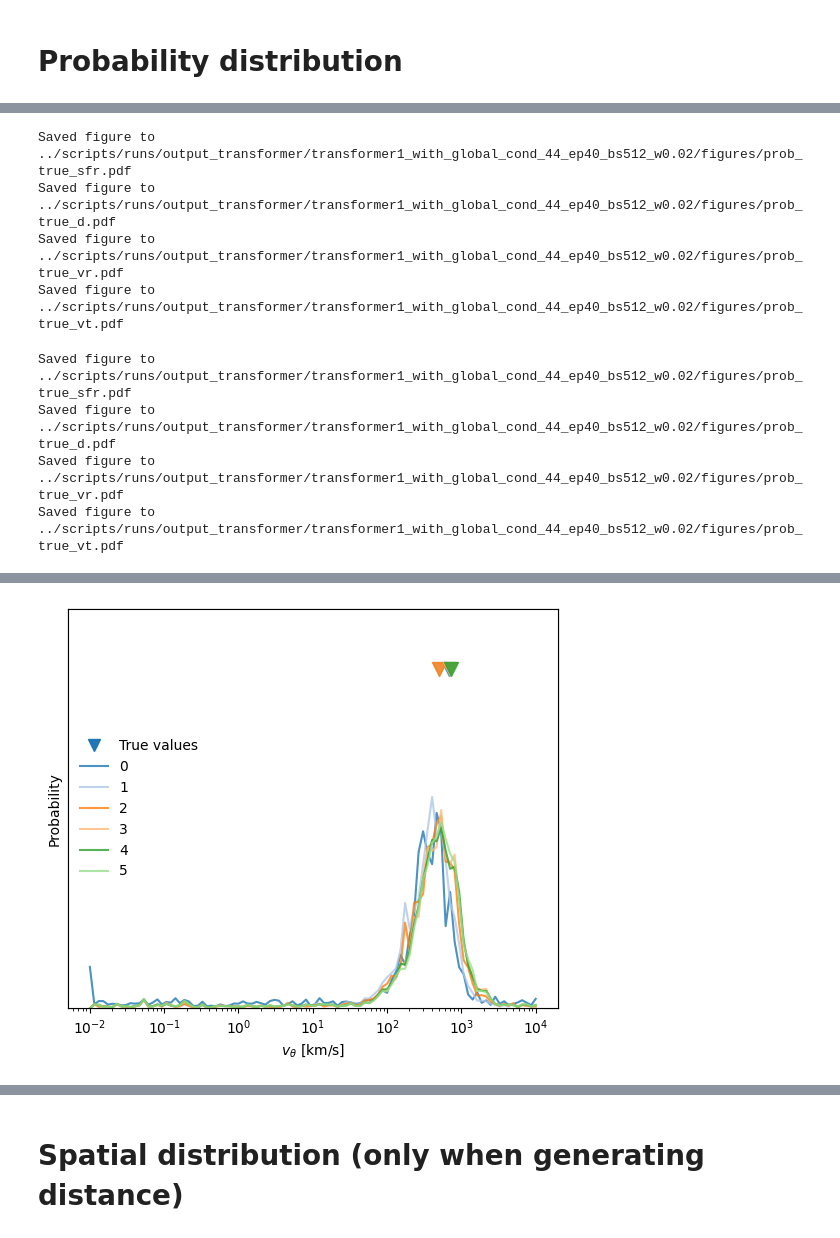
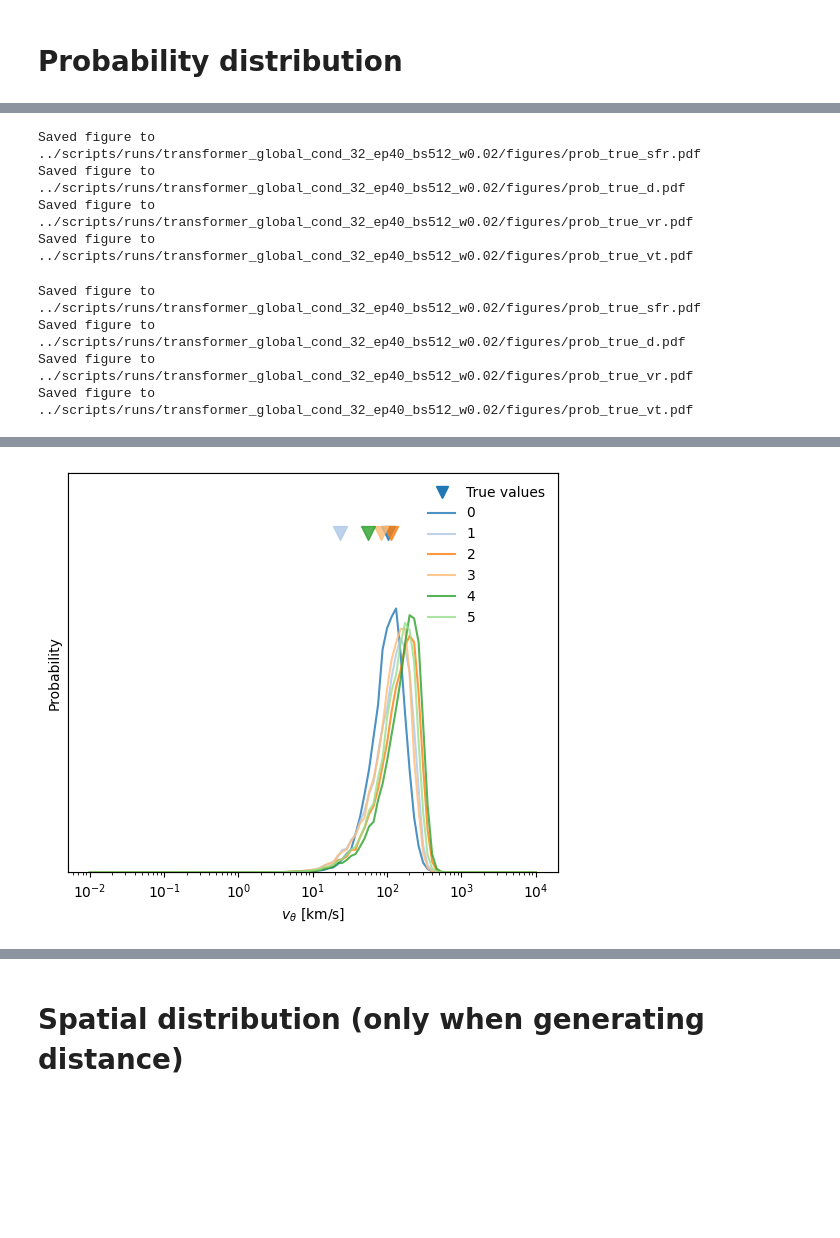
Before and after one commit to knmoriwaki/cosmoglint, a Jupyter notebook: notebooks/check_global_cond.ipynb, the cells around one changed output, grey strips where cells are left out. Saved outputs shown, nothing was run; the diff lists cells and outputs as text; code cells hidden in the pictures; blank space fills up the shorter version.

```diff
--- a/notebooks/check_global_cond.ipynb
+++ b/notebooks/check_global_cond.ipynb
@@ -121,14 +132,14 @@ plt.ylabel("Loss")
 plt.legend(frameon=False)
 
 plt.figure()
-dx = min(int(len(x)/10), 10000)
+dx = min(int(len(x)/10), 1000)
 plt.xlabel("Epoch")
 plt.yscale("log")
 ymin = 0
 plt.ylabel(r"${\rm Loss} - %.2f$"%(ymin))
 
-plot_running_mean(x, loss[:,1], dx, show_diff=True, label="train", ymin=ymin)
-plot_running_mean(x, loss[:,2], dx, show_diff=True, label="validation", ymin=ymin)
+plot_binned_mean(x, loss[:,1], dx, show_diff=True, label="train", ymin=ymin)
+plot_binned_mean(x, loss[:,2], dx, show_diff=True, label="validation", ymin=ymin)
 #plt.grid()
 plt.legend(frameon=False)
 
@@ -436,7 +459,7 @@ def compute_contour_levels(grid_data, sigma_levels=[0.9545, 0.6827, 0.383]): #[0
 plt.figure(figsize=(3*max_length_to_show, 3*opt.num_features_in))
 plt.subplots_adjust(wspace=0.2, hspace=0.3)
 
-target_x = [1e11, 1e12, 1e13, 1e14]
+target_x = [1e1, 1e2, 1e3, 1e4]
 tick_x = normalize( np.array(target_x), opt.input_features[0], opt.norm_param_dict )
 
 for iparam in range(opt.num_features_in):
@@ -935,14 +958,23 @@ torch.backends.cudnn.deterministic = True
 torch.backends.cudnn.benchmark = False
 
 x_test_physical_unit = 12.00
-x_test = np.array([10**x_test_physical_unit] * 10)
+x_test = np.array([10**(x_test_physical_unit-10)] * 10)
 x_test = normalize(x_test, opt.input_features[0], opt.norm_param_dict)
 x_test = torch.tensor(x_test, dtype=torch.float32).to(device)
 global_cond = global_params[:len(x_test)]
 
-generated_test, prob = model.generate(x_test, global_cond=global_cond, prob_threshold=1e-5) #max_ids=max_ids)
+generated_test, prob = model.generate(
+    x_test,
+    global_cond=global_cond,
+    prob_threshold=1e-5
+) #max_ids=max_ids)
+
 generated_test = generated_test.detach().cpu().numpy()
 prob = prob.detach().cpu().numpy()
+
+if opt.use_flat_representation:
+    generated_test = generated_test.reshape(len(generated_test), -1, opt.num_features_in)
+    prob = prob.reshape(len(prob), -1, opt.num_features_in, opt.num_features_out)
 
 threshold = normalize(threshold_phys, opt.output_features[0], opt.norm_param_dict)
 length_generated_test = calc_length(generated_test, threshold)
@@ -999,10 +1031,19 @@ y_true_test = y_true[indices]
 
 x_test = torch.tensor(x_true_test, dtype=torch.float32).to(device)
 y_test = torch.tensor(y_true_test, dtype=torch.float32).to(device)
-global_cond = global_params[:len(x_test)]
+global_cond = global_params[irun].repeat(len(x_test), 1).to(device)
 
-_, prob = model.generate(x_test, global_cond=global_cond, seq=y_test, prob_threshold=1e-5) #max_ids=max_ids)
+_, prob = model.generate(
+    x_test,
+    global_cond=global_cond,
+    seq=y_test,
+    prob_threshold=1e-5
+ ) #max_ids=max_ids)
+
 prob = prob.detach().cpu().numpy()
+if opt.use_flat_representation:
+    y_true_test = y_true_test.reshape(len(y_true_test), -1, opt.num_features_in)
+    prob = prob.squeeze(-2).reshape(len(prob), -1, opt.num_features_in, opt.num_features_out)
 
 threshold = normalize(1e-3, opt.output_features[0], opt.norm_param_dict)
 length_generated_test = calc_length(y_true_test, threshold)
@@ -1018,11 +1059,11 @@ for i, (x, y) in enumerate(zip(x_test, y_true_test)):
 
             show_prob(prob[i], y, length_generated_test[i], iparam=iparam, title=title, tag="_true", sample_label="True values") #, log_scale=True)
 # %% [output]
-Saved figure to ../scripts/runs/output_transformer/transformer1_with_global_cond_44_ep40_bs512_w0.02/figures/prob_true_sfr.pdf
-Saved figure to ../scripts/runs/output_transformer/transformer1_with_global_cond_44_ep40_bs512_w0.02/figures/prob_true_d.pdf
-Saved figure to ../scripts/runs/output_transformer/transformer1_with_global_cond_44_ep40_bs512_w0.02/figures/prob_true_vr.pdf
-Saved figure to ../scripts/runs/output_transformer/transformer1_with_global_cond_44_ep40_bs512_w0.02/figures/prob_true_vt.pdf
+Saved figure to ../scripts/runs/transformer_global_cond_32_ep40_bs512_w0.02/figures/prob_true_sfr.pdf
+Saved figure to ../scripts/runs/transformer_global_cond_32_ep40_bs512_w0.02/figures/prob_true_d.pdf
+Saved figure to ../scripts/runs/transformer_global_cond_32_ep40_bs512_w0.02/figures/prob_true_vr.pdf
+Saved figure to ../scripts/runs/transformer_global_cond_32_ep40_bs512_w0.02/figures/prob_true_vt.pdf
-Saved figure to ../scripts/runs/output_transformer/transformer1_with_global_cond_44_ep40_bs512_w0.02/figures/prob_true_sfr.pdf
-Saved figure to ../scripts/runs/output_transformer/transformer1_with_global_cond_44_ep40_bs512_w0.02/figures/prob_true_d.pdf
-Saved figure to ../scripts/runs/output_transformer/transformer1_with_global_cond_44_ep40_bs512_w0.02/figures/prob_true_vr.pdf
-Saved figure to ../scripts/runs/output_transformer/transformer1_with_global_cond_44_ep40_bs512_w0.02/figures/prob_true_vt.pdf
+Saved figure to ../scripts/runs/transformer_global_cond_32_ep40_bs512_w0.02/figures/prob_true_sfr.pdf
+Saved figure to ../scripts/runs/transformer_global_cond_32_ep40_bs512_w0.02/figures/prob_true_d.pdf
+Saved figure to ../scripts/runs/transformer_global_cond_32_ep40_bs512_w0.02/figures/prob_true_vr.pdf
+Saved figure to ../scripts/runs/transformer_global_cond_32_ep40_bs512_w0.02/figures/prob_true_vt.pdf
@@ -1032 +1073 @@ Saved figure to ../scripts/runs/output_transformer/transformer1_with_global_cond
-[figure, old version]
+[figure, new version]
```
Also changed, not shown: parts of 11 cells of this notebook, 5 other files.
